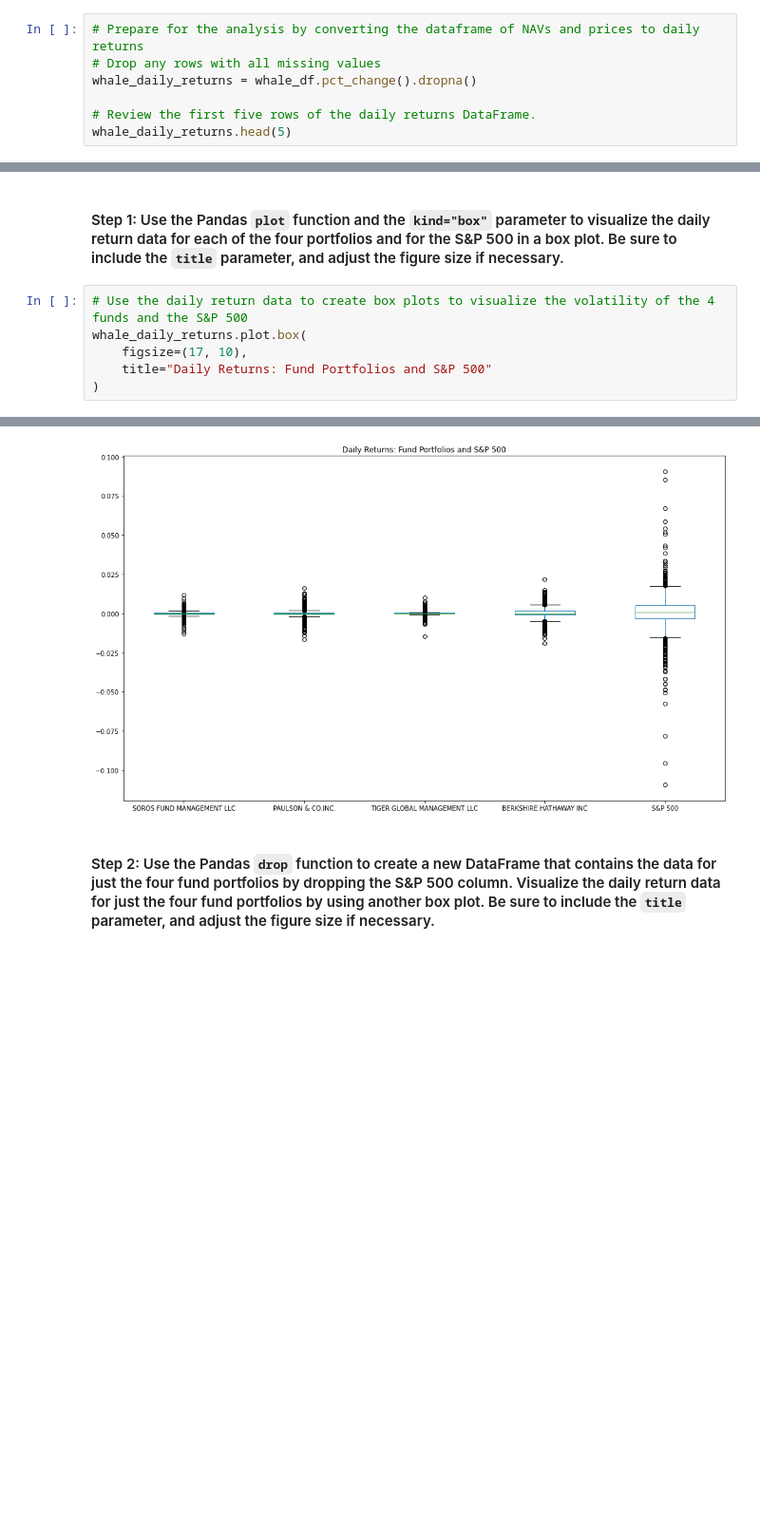
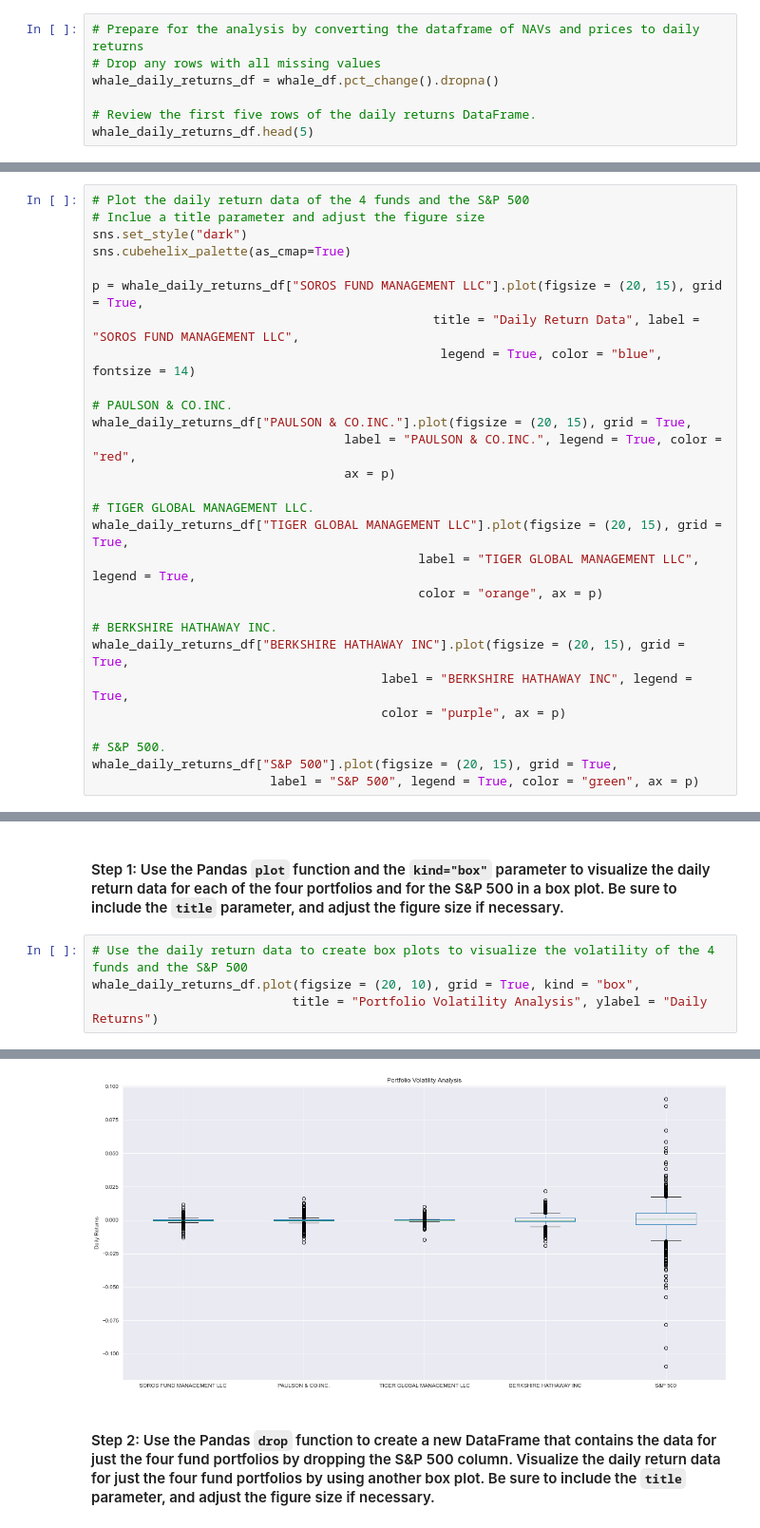
Before and after one commit to ScientiaCapital/Whale-Portfolio-Analysis, a Jupyter notebook: risk_return_analysis.ipynb, the cells around one changed output, grey strips where cells are left out. Shown at 95% size. Drawn from its saved outputs; the diff is of its cells as text; blank space fills up the shorter version.

Commit message:
Upload changes, edits, images

```diff
--- a/risk_return_analysis.ipynb
+++ b/risk_return_analysis.ipynb
@@ -130,10 +131,10 @@ whale_df.head(5)
 # %%
 # Prepare for the analysis by converting the dataframe of NAVs and prices to daily returns
 # Drop any rows with all missing values
-whale_daily_returns = whale_df.pct_change().dropna()
+whale_daily_returns_df = whale_df.pct_change().dropna()
 
 # Review the first five rows of the daily returns DataFrame.
-whale_daily_returns.head(5)
+whale_daily_returns_df.head(5)
 # %% [output]
 |  | SOROS FUND MANAGEMENT LLC | PAULSON & CO.INC. | TIGER GLOBAL MANAGEMENT LLC | BERKSHIRE HATHAWAY INC | S&P 500 |
 | date |  |  |  |  |  |
@@ -166,0 +158,28 @@ whale_daily_returns.plot(
+# %%
+# Plot the daily return data of the 4 funds and the S&P 500
+# Inclue a title parameter and adjust the figure size
+sns.set_style("dark")
+sns.cubehelix_palette(as_cmap=True)
+
+p = whale_daily_returns_df["SOROS FUND MANAGEMENT LLC"].plot(figsize = (20, 15), grid = True,
+                                              title = "Daily Return Data", label = "SOROS FUND MANAGEMENT LLC",
+                                               legend = True, color = "blue", fontsize = 14)
+
+# PAULSON & CO.INC.
+whale_daily_returns_df["PAULSON & CO.INC."].plot(figsize = (20, 15), grid = True,
+                                  label = "PAULSON & CO.INC.", legend = True, color = "red",
+                                  ax = p)
+
+# TIGER GLOBAL MANAGEMENT LLC.
+whale_daily_returns_df["TIGER GLOBAL MANAGEMENT LLC"].plot(figsize = (20, 15), grid = True,
+                                            label = "TIGER GLOBAL MANAGEMENT LLC", legend = True,
+                                            color = "orange", ax = p)
+
+# BERKSHIRE HATHAWAY INC.
+whale_daily_returns_df["BERKSHIRE HATHAWAY INC"].plot(figsize = (20, 15), grid = True,
+                                       label = "BERKSHIRE HATHAWAY INC", legend = True,
+                                       color = "purple", ax = p)
+
+# S&P 500.
+whale_daily_returns_df["S&P 500"].plot(figsize = (20, 15), grid = True,
+                        label = "S&P 500", legend = True, color = "green", ax = p)
@@ -219,8 +261,6 @@ Analyze the volatility of each of the four fund portfolios and of the S&P 500 In
 #### Step 1: Use the Pandas `plot` function and the `kind="box"` parameter to visualize the daily return data for each of the four portfolios and for the S&P 500 in a box plot. Be sure to include the `title` parameter, and adjust the figure size if necessary.
 # %%
 # Use the daily return data to create box plots to visualize the volatility of the 4 funds and the S&P 500
-whale_daily_returns.plot.box(
-    figsize=(17, 10),
-    title="Daily Returns: Fund Portfolios and S&P 500"
-)
+whale_daily_returns_df.plot(figsize = (20, 10), grid = True, kind = "box",
+                           title = "Portfolio Volatility Analysis", ylabel = "Daily Returns")
 # %% [output]
@@ -228,4 +268,4 @@ whale_daily_returns.plot.box(
-[figure, old version]
+[figure, new version]
 # %% [markdown]
 #### Step 2: Use the Pandas `drop` function to create a new DataFrame that contains the data for just the four fund portfolios by dropping the S&P 500 column. Visualize the daily return data for just the four fund portfolios by using another box plot. Be sure to include the `title` parameter, and adjust the figure size if necessary.
 # %%
```
Also changed, not shown: parts of 28 cells of this notebook, 4 other files.
